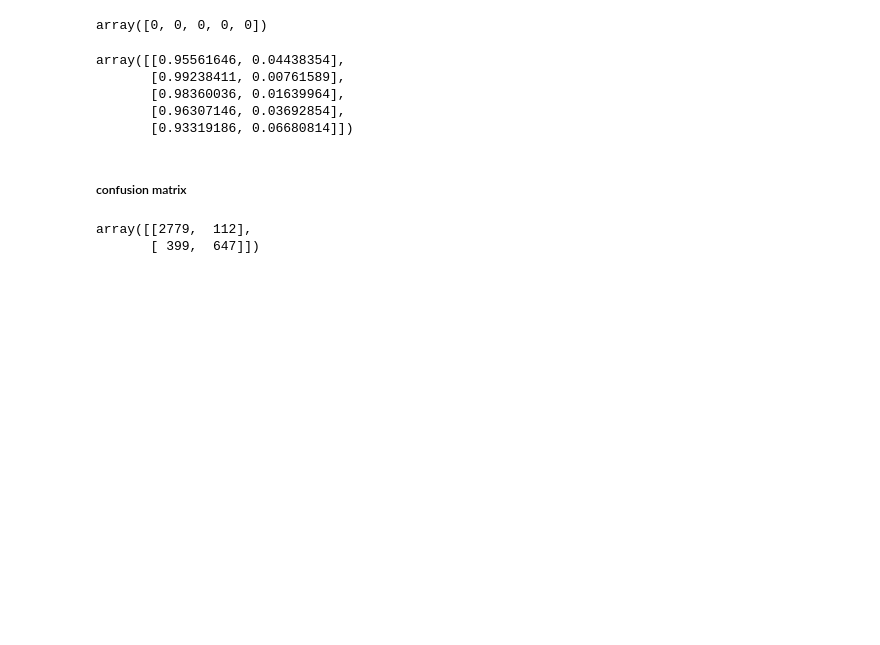
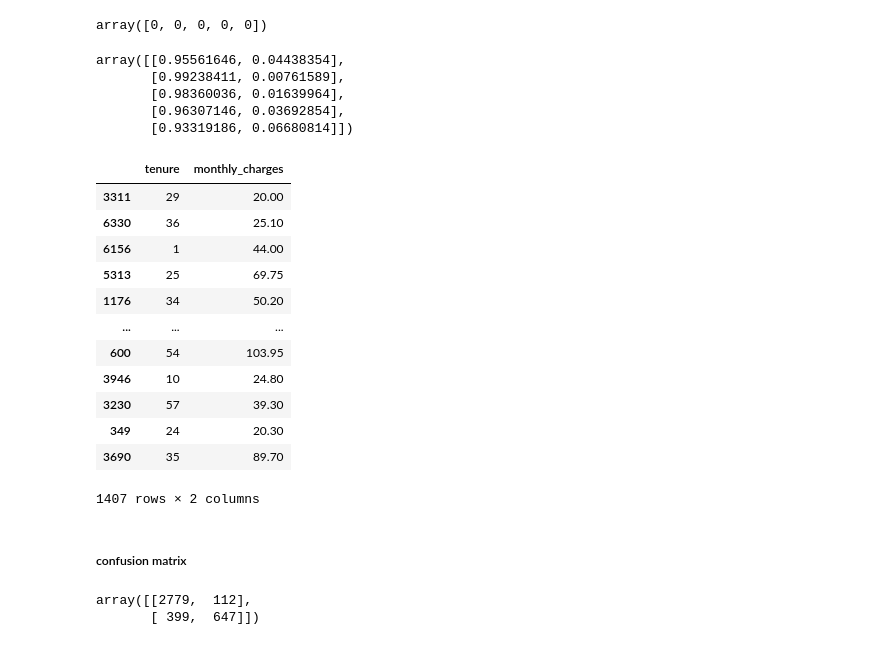
Before and after one commit to JonathanTWare/classification_project, a Jupyter notebook: telco_classification_project.ipynb, the cells around one changed output. Saved outputs shown, nothing was run; the diff lists cells and outputs as text; code cells hidden in the pictures; blank space fills up the shorter version.

```diff
--- a/telco_classification_project.ipynb
+++ b/telco_classification_project.ipynb
@@ -777,6 +780,22 @@ array([[0.95561646, 0.04438354],
        [0.98360036, 0.01639964],
        [0.96307146, 0.03692854],
        [0.93319186, 0.06680814]])
+# %%
+X_test
+# %% [output]
+|  | tenure | monthly_charges |
+| 3311 | 29 | 20.00 |
+| 6330 | 36 | 25.10 |
+| 6156 | 1 | 44.00 |
+| 5313 | 25 | 69.75 |
+| 1176 | 34 | 50.20 |
+| ... | ... | ... |
+| 600 | 54 | 103.95 |
+| 3946 | 10 | 24.80 |
+| 3230 | 57 | 39.30 |
+| 349 | 24 | 20.30 |
+| 3690 | 35 | 89.70 |
+1407 rows × 2 columns
 # %% [markdown]
 ##### confusion matrix
 # %%
```
Also changed, not shown: parts of 21 cells of this notebook, 2 other files.
